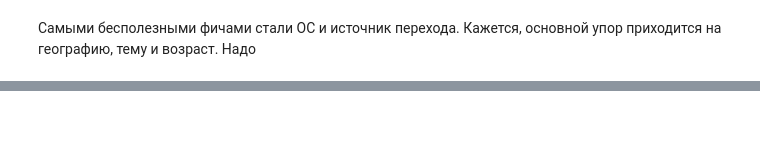
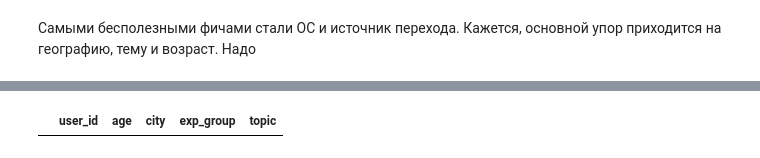
Before and after one commit to gavlique/Karpov_DS, a Jupyter notebook: ml/final_project/HW_22_RecModel.ipynb, the cells around one changed output, grey strips where cells are left out. Drawn from its saved outputs; the diff is of its cells as text; code cells hidden in the pictures; blank space fills up the shorter version.

```diff
--- a/ml/final_project/HW_22_RecModel.ipynb
+++ b/ml/final_project/HW_22_RecModel.ipynb
@@ -464,0 +587,10 @@ load_models()
+# %%
+pd.read_sql("""--sql
+    SELECT
+        *
+    FROM
+        d_gavlovskij_features_lesson_22
+    LIMIT 10
+""", con=con)
+# %% [output]
+|  | user_id | age | city | exp_group | topic |
```
Also changed, not shown: parts of 33 cells of this notebook, 6 other files.
